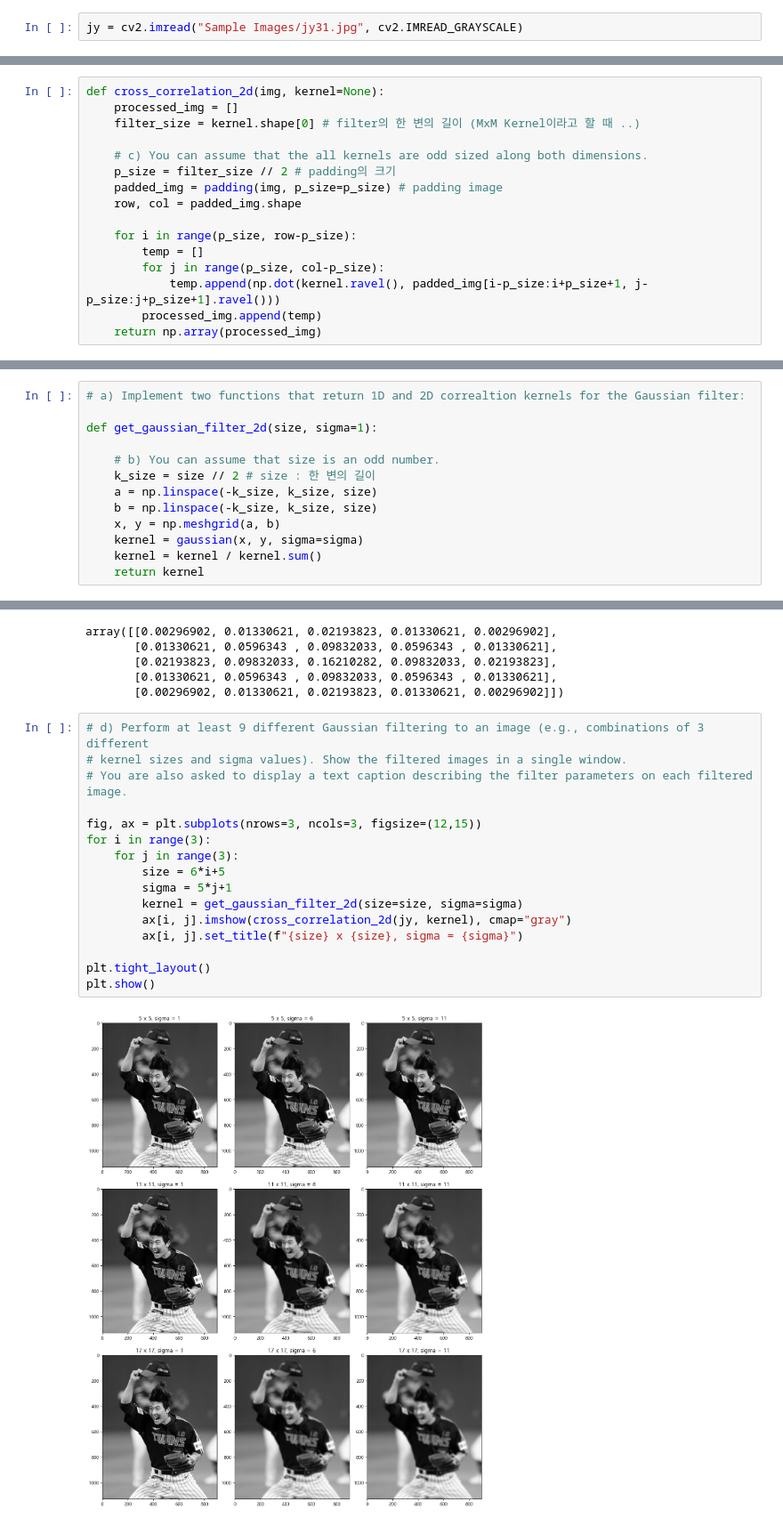
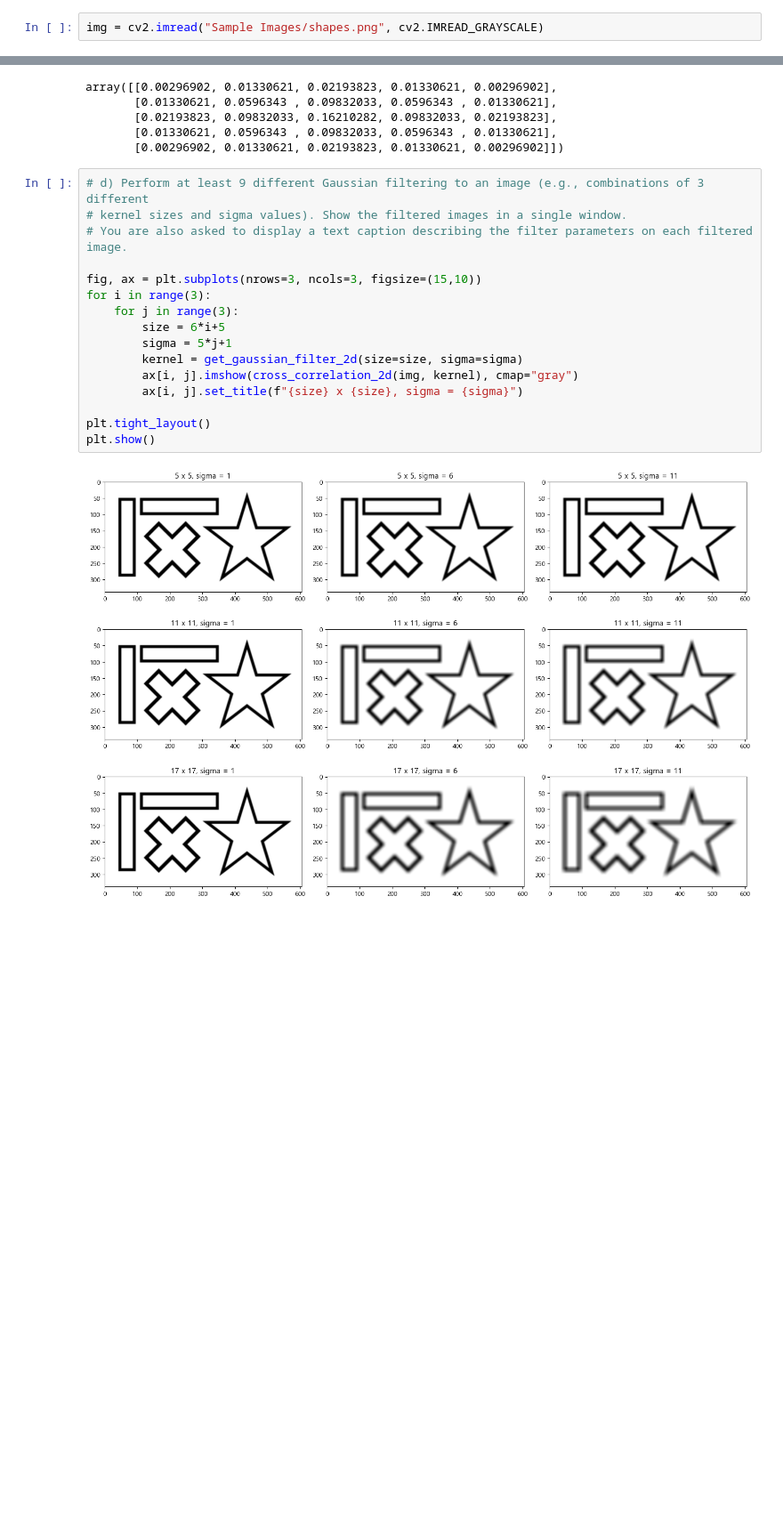
Before and after one commit to 0x106053b/Introduction_To_CV, a Jupyter notebook: Excercise1/Part1. Image Filtering.ipynb, the cells around one changed output, grey strips where cells are left out. Shown: that part at 89% size. Saved outputs shown, nothing was run; the diff lists cells and outputs as text; blank space fills up the shorter version.

```diff
--- a/Excercise1/Part1. Image Filtering.ipynb
+++ b/Excercise1/Part1. Image Filtering.ipynb
@@ -10,3 +12,3 @@ os.getcwd()
 # %%
-jy = cv2.imread("Sample Images/jy31.jpg", cv2.IMREAD_GRAYSCALE)
+img = cv2.imread("Sample Images/shapes.png", cv2.IMREAD_GRAYSCALE)
 # %%
@@ -58,17 +25 @@ def cross_correlation_1d(img, kernel=None):
-# %%
-def cross_correlation_2d(img, kernel=None):
-    processed_img = []
-    filter_size = kernel.shape[0] # filter의 한 변의 길이 (MxM Kernel이라고 할 때 ..)
-
-    # c) You can assume that the all kernels are odd sized along both dimensions.
-    p_size = filter_size // 2 # padding의 크기
-    padded_img = padding(img, p_size=p_size) # padding image
-    row, col = padded_img.shape
-
-    for i in range(p_size, row-p_size):
-        temp = []
-        for j in range(p_size, col-p_size):
-            temp.append(np.dot(kernel.ravel(), padded_img[i-p_size:i+p_size+1, j-p_size:j+p_size+1].ravel()))
-        processed_img.append(temp)
-    return np.array(processed_img)
 # %%
@@ -126,16 +63,3 @@ def get_gaussian_filter_1d(size, sigma=1):
-# %%
-# a) Implement two functions that return 1D and 2D correaltion kernels for the Gaussian filter:
-
-def get_gaussian_filter_2d(size, sigma=1):
-
-    # b) You can assume that size is an odd number.
-    k_size = size // 2 # size : 한 변의 길이
-    a = np.linspace(-k_size, k_size, size)
-    b = np.linspace(-k_size, k_size, size)
-    x, y = np.meshgrid(a, b)
-    kernel = gaussian(x, y, sigma=sigma)
-    kernel = kernel / kernel.sum()
-    return kernel
 # %%
 # c) Print the results of get_gaussian_filter_1d(5,1) and get_gaussian_filter_2d(5,1) to the console.
 
@@ -155,21 +79,21 @@ array([[0.00296902, 0.01330621, 0.02193823, 0.01330621, 0.00296902],
 # %%
 # d) Perform at least 9 different Gaussian filtering to an image (e.g., combinations of 3 different
 # kernel sizes and sigma values). Show the filtered images in a single window.
 # You are also asked to display a text caption describing the filter parameters on each filtered image.
 
-fig, ax = plt.subplots(nrows=3, ncols=3, figsize=(12,15))
+fig, ax = plt.subplots(nrows=3, ncols=3, figsize=(15,10))
 for i in range(3):
     for j in range(3):
         size = 6*i+5
         sigma = 5*j+1
         kernel = get_gaussian_filter_2d(size=size, sigma=sigma)
-        ax[i, j].imshow(cross_correlation_2d(jy, kernel), cmap="gray")
+        ax[i, j].imshow(cross_correlation_2d(img, kernel), cmap="gray")
         ax[i, j].set_title(f"{size} x {size}, sigma = {sigma}")
 
 plt.tight_layout()
 plt.show()
 # %% [output]
-[figure, old version]
+[figure, new version]
 # %%
 # e) Perform the Gaussian filtering by applying vertical and horizontal 1D kernels sequantially, and
 # compare the result with a filtering with a 2D kernel. Specifically, visualize a pixel-wise
```
Also changed, not shown: parts of 11 cells of this notebook, 3 other files.
